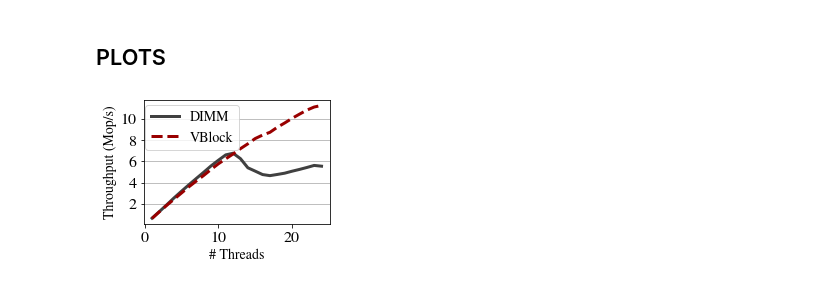
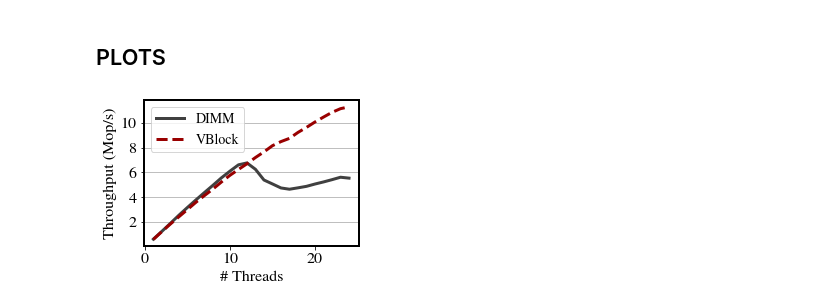
Before and after one commit to hpides/viper, a Jupyter notebook: eval/access_pattern.ipynb, the cells around one changed output. Drawn from its saved outputs; the diff is of its cells as text; code cells hidden in the pictures.

```diff
--- a/eval/access_pattern.ipynb
+++ b/eval/access_pattern.ipynb
@@ -1,7 +1,7 @@
 # %% [markdown]
 ## ANALYSIS
 # %%
-RESULT_JSON = "/Users/law/repos/viper/results/access_pattern/access_pattern_2020-06-09-09-58.json"
+RESULT_JSON = "/Users/law/repos/viper/results/access_pattern/all_access_pattern.json"
 # %%
 import json
 
@@ -50,24 +50,25 @@ MILLION = 1_000_000
 # %%
 dimm_runs = [run['items_per_second'] / MILLION for run in runs[DIMM]]
 block_runs = [run['items_per_second'] / MILLION for run in runs[BLOCK]]
 
-fig, ax = plt.subplots()
+fig, ax = plt.subplots(1, 1, figsize=(4, 3))
 
 #           red        blue       green      grey       purple
 COLORS = ['#990000', '#000099', '#006600', '#404040', '#990099']
 
 num_threads = list(range(1, 25, ))
 ax.plot(num_threads, dimm_runs, label="DIMM", ls='-', color=COLORS[3])
 ax.plot(num_threads, block_runs, label="VBlock", ls='--', color= COLORS[0])
 ax.set_yticks(range(1, 12))
 ax.yaxis.set_major_locator(MultipleLocator(2))
 
-ax.set_ylabel("Throughput (Mop/s)")
-ax.set_xlabel("# Threads")
-ax.legend(frameon=True, bbox_to_anchor=(0.55, 0.54))
+ax.set_ylabel("Throughput (Mop/s)", fontsize=16)
+ax.set_xlabel("# Threads", fontsize=16)
+ax.legend(frameon=True)
 
+ax.set_axisbelow(True)
 ax.grid(axis='y', which='major')
-fig.savefig('charts/access_pattern.pdf', bbox_inches='tight')
-fig.savefig('charts/access_pattern.svg', bbox_inches='tight')
+# fig.savefig('charts/access_pattern.pdf', bbox_inches='tight')
+# fig.savefig('charts/access_pattern.svg', bbox_inches='tight')
 # %% [output]
-[figure, old version]
+[figure, new version]
```
Also changed, not shown: 6 other files.
